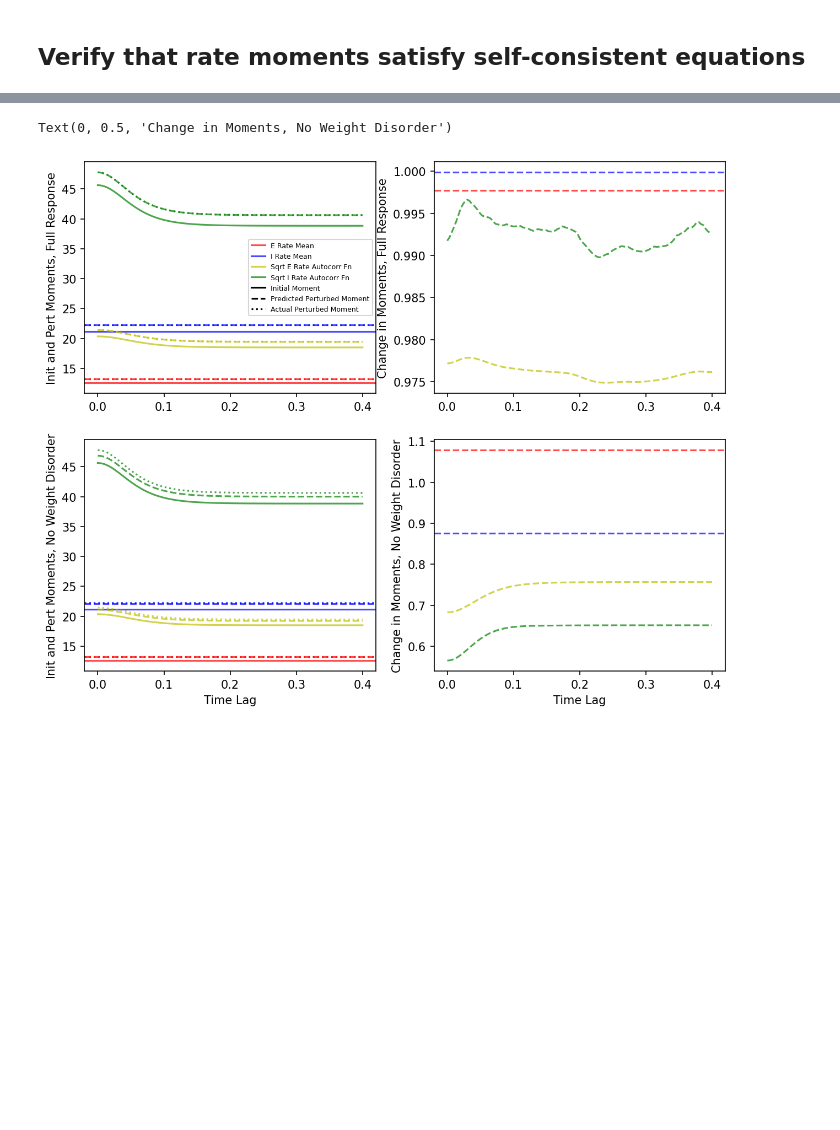
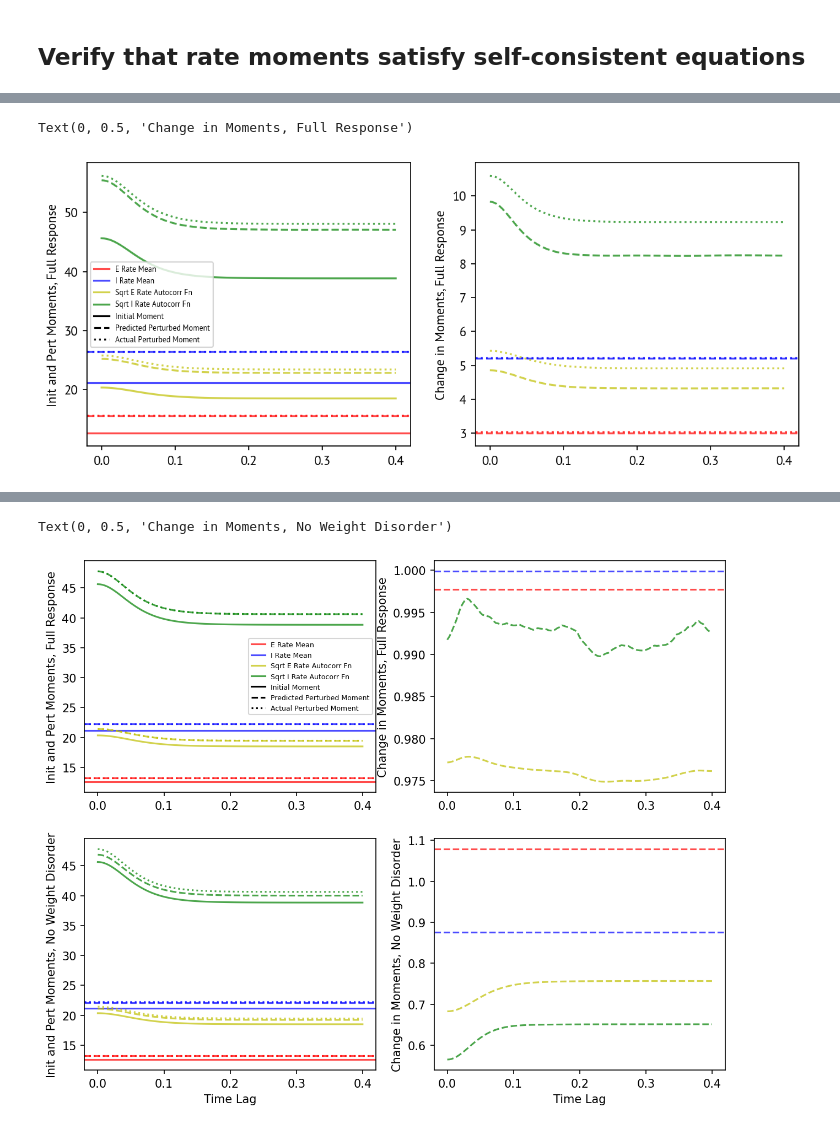
Before and after one commit to AddingAddict/ToroidalNetworks, a Jupyter notebook: sparse_weights/notebooks/linear_resp.ipynb, the cells around one changed output, grey strips where cells are left out. Drawn from its saved outputs; the diff is of its cells as text; code cells hidden in the pictures; blank space fills up the shorter version.

```diff
--- a/sparse_weights/notebooks/linear_resp.ipynb
+++ b/sparse_weights/notebooks/linear_resp.ipynb
@@ -317,6 +337,45 @@ dCrdξ = dmdξ[NP:].reshape(NP,NT)
 dmdξ0dis = svd_solve(M0dis,f,0.005*np.min(S0dis))
 drdξ0dis = dmdξ0dis[:NP]
 dCrdξ0dis = dmdξ0dis[NP:].reshape(NP,NT)
+# %%
+fig,axs= plt.subplots(1,2,figsize=(10,4),dpi=150)
+
+axs[0].axhline(r[0],c='r',alpha=0.7,label='E Rate Mean')
+axs[0].axhline(r[1],c='b',alpha=0.7,label='I Rate Mean')
+axs[0].plot(ts,np.sqrt(Cr[0]),c='y',alpha=0.7,label='Sqrt E Rate Autocorr Fn')
+axs[0].plot(ts,np.sqrt(Cr[1]),c='g',alpha=0.7,label='Sqrt I Rate Autocorr Fn')
+
+axs[0].axhline(r[0] + drdξ[0]*δrX,c='r',ls='--',alpha=0.7)
+axs[0].axhline(r[1] + drdξ[1]*δrX,c='b',ls='--',alpha=0.7)
+axs[0].plot(ts,np.sqrt(Cr[0] + dCrdξ[0]*δrX),c='y',ls='--',alpha=0.7)
+axs[0].plot(ts,np.sqrt(Cr[1] + dCrdξ[1]*δrX),c='g',ls='--',alpha=0.7)
+
+axs[0].axhline(res_dict_pert['r'][0],c='r',ls=':',alpha=0.7)
+axs[0].axhline(res_dict_pert['r'][1],c='b',ls=':',alpha=0.7)
+axs[0].plot(ts,np.sqrt(res_dict_pert['Cr'][0]),c='y',ls=':',alpha=0.7)
+axs[0].plot(ts,np.sqrt(res_dict_pert['Cr'][1]),c='g',ls=':',alpha=0.7)
+
+axs[0].plot(np.nan,np.nan,c='k',ls='-',label='Initial Moment')
+axs[0].plot(np.nan,np.nan,c='k',ls='--',label='Predicted Perturbed Moment')
+axs[0].plot(np.nan,np.nan,c='k',ls=':',label='Actual Perturbed Moment')
+
+axs[0].legend(fontsize=6)
+
+axs[1].axhline(drdξ[0]*δrX,c='r',ls='--',alpha=0.7)
+axs[1].axhline(drdξ[1]*δrX,c='b',ls='--',alpha=0.7)
+axs[1].plot(ts,np.sqrt(Cr[0] + dCrdξ[0]*δrX) - np.sqrt(Cr[0]),c='y',ls='--',alpha=0.7)
+axs[1].plot(ts,np.sqrt(Cr[1] + dCrdξ[1]*δrX) - np.sqrt(Cr[1]),c='g',ls='--',alpha=0.7)
+
+axs[1].axhline(res_dict_pert['r'][0] - r[0],c='r',ls=':',alpha=0.7)
+axs[1].axhline(res_dict_pert['r'][1] - r[1],c='b',ls=':',alpha=0.7)
+axs[1].plot(ts,np.sqrt(res_dict_pert['Cr'][0]) - np.sqrt(Cr[0]),c='y',ls=':',alpha=0.7)
+axs[1].plot(ts,np.sqrt(res_dict_pert['Cr'][1]) - np.sqrt(Cr[1]),c='g',ls=':',alpha=0.7)
+
+axs[0].set_ylabel('Init and Pert Moments, Full Response')
+axs[1].set_ylabel('Change in Moments, Full Response')
+# %% [output]
+Text(0, 0.5, 'Change in Moments, Full Response')
+[figure, added]
 # %%
 fig,axs= plt.subplots(2,2,figsize=(10,8),dpi=150)
 
```
Also changed, not shown: parts of 11 cells of this notebook, 11 other files.
